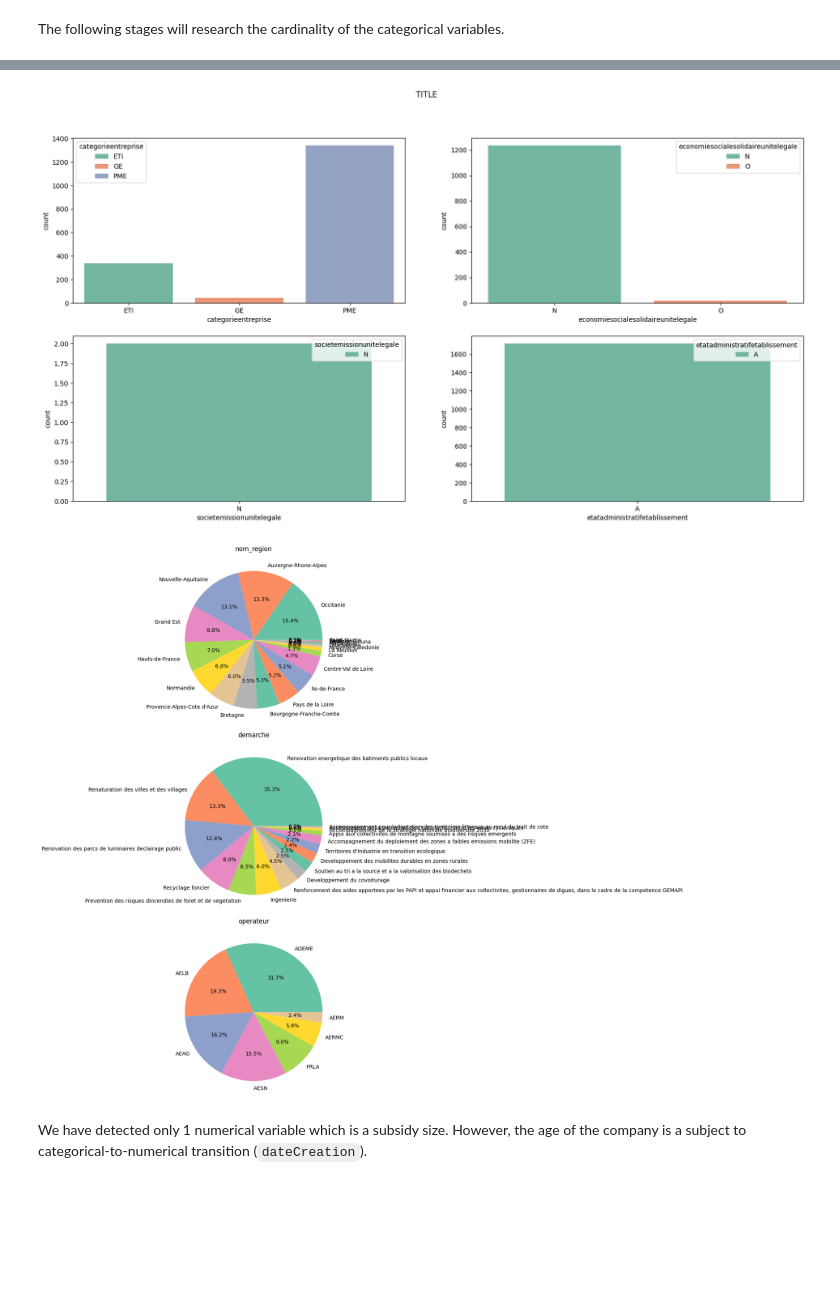
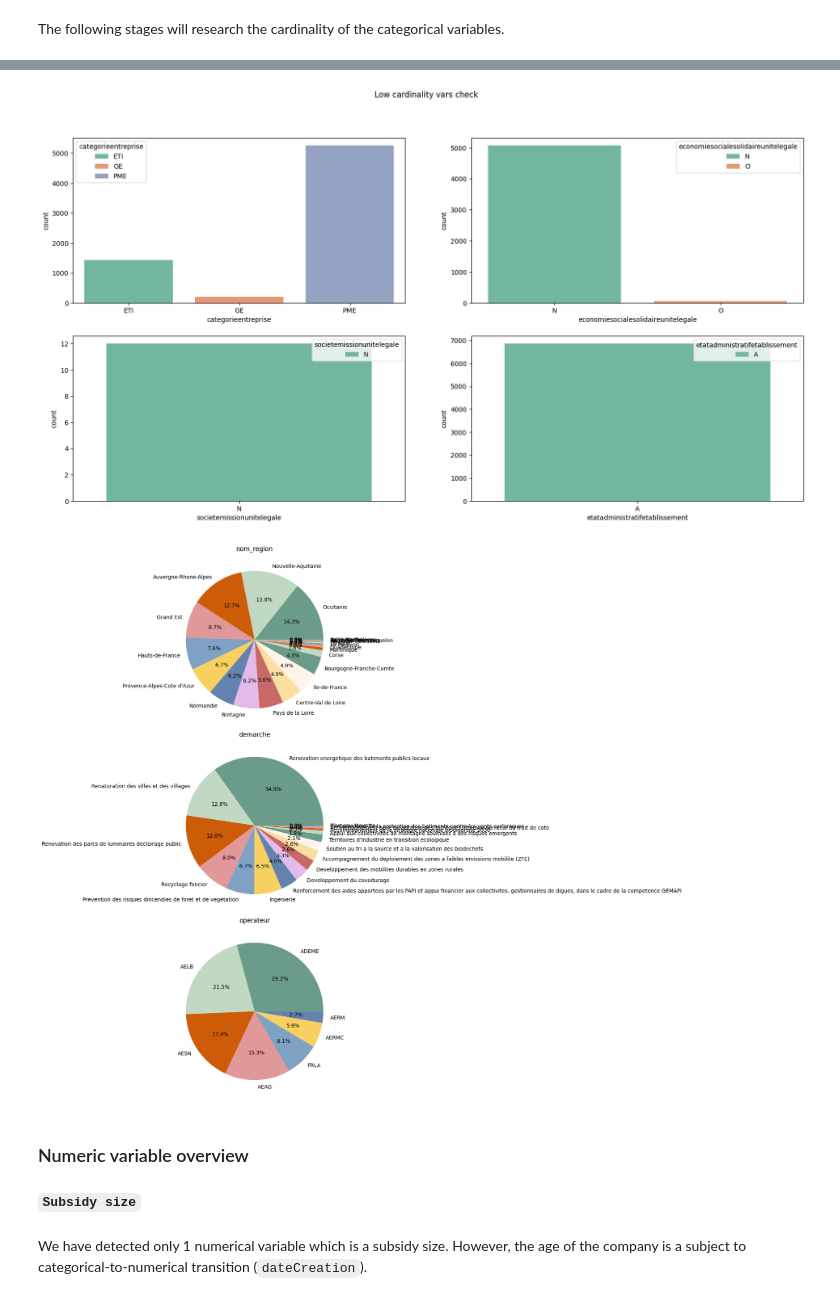
Before and after one commit to sofiasedlova/decision-tree-challenge, a Jupyter notebook: data_exploration.ipynb, the cells around one changed output, grey strips where cells are left out. Cells and saved outputs as stored; diff of their text form; code cells hidden in the pictures; blank space fills up the shorter version.

```diff
--- a/data_exploration.ipynb
+++ b/data_exploration.ipynb
@@ -80,6 +129,8 @@ It becomes obvious from the basic information about the dataset that most of the
 # %%
-df.columns
+df_train.columns
 
-for col in df.columns:
-    df.columns = df.columns.str.replace(' ', '_').str.lower()
-    df.columns = df.columns.str.normalize('NFKD').str.encode('ascii', errors='ignore').str.decode('utf-8')
+df_train.columns = df_train.columns.str.replace(' ', '_').str.lower()
+df_train.columns = df_train.columns.str.normalize('NFKD').str.encode('ascii', errors='ignore').str.decode('utf-8')
+
+df_test.columns = df_test.columns.str.replace(' ', '_').str.lower()
+df_test.columns = df_test.columns.str.normalize('NFKD').str.encode('ascii', errors='ignore').str.decode('utf-8')
@@ -128,14 +184,16 @@ df[df['tranche_effectif_ord'].isna()][['trancheeffectifsunitelegale']].head()
 # %% [markdown]
 The following stages will research the cardinality of the categorical variables.
 # %%
+#text data clean up
 from utilites import clean_text
 
-categorical_cols = df.select_dtypes('category').columns
+categorical_cols = df_train.select_dtypes('category').columns
 
-for col in df[categorical_cols]:
-    df[col] = df[col].apply(clean_text)
+for df_data in [df_train, df_test]:
+    for col in df_data[categorical_cols]:
+        df_data[col] = df_data[col].apply(clean_text)
 # %%
-unique_values = df[categorical_cols].nunique().sort_values(ascending=False).to_dict()
+unique_values = df_train[categorical_cols].nunique().sort_values(ascending=False).to_dict()
 
 low_cardinality = []
 high_cardinality = []
@@ -169,39 +227,37 @@ economiesocialesolidaireunitelegale: 2 unique values
 societemissionunitelegale: 1 unique values
 etatadministratifetablissement: 1 unique values
 # %%
-categorical_cols = df.select_dtypes('category').columns
-
 fig, axes = plt.subplots(2, 2, figsize=(20, 10))
-fig.suptitle('TITLE')
+fig.suptitle('Low cardinality vars check')
 for i, col in enumerate(low_cardinality[:4]):
-    sns.countplot(ax=axes[i // 2, i % 2], x=col, data=df, palette="Set2", hue=df[col])
+    sns.countplot(ax=axes[i // 2, i % 2], x=col, data=df_train, palette="Set2", hue=df_train[col])
 plt.show()
 # %% [output]
-[figure, old version]
+[figure, new version]
 # %%
 n_rows = len(mid_cardinality)
 
 fig, axes = plt.subplots(n_rows, figsize=(15, 5 * n_rows))
 axes = axes.flatten()
 
 for i, col in enumerate(mid_cardinality):
-    df[col].value_counts().plot(
+    df_train[col].value_counts().plot(
         kind='pie',
         ax=axes[i],
         title=col,
         autopct='%1.1f%%',
         colors=palettehex
     )
-    axes[i].set_ylabel('')  # Remove y-label for cleaner look
-
-# Hide extra subplots if odd number of plots
-for j in range(i + 1, len(axes)):
-    axes[j].axis('off')
+    axes[i].set_ylabel('')
 
 plt.tight_layout()
 plt.show()
 # %% [output]
-[figure, old version]
+[figure, new version]
+# %% [markdown]
+### Numeric variable overview
+# %% [markdown]
+**`Subsidy size`**
 # %% [markdown]
 We have detected only 1 numerical variable which is a subsidy size. However, the age of the company is a subject to categorical-to-numerical transition (`dateCreation`).
 # %%
```
Also changed, not shown: parts of 111 cells of this notebook, 2 other files.
